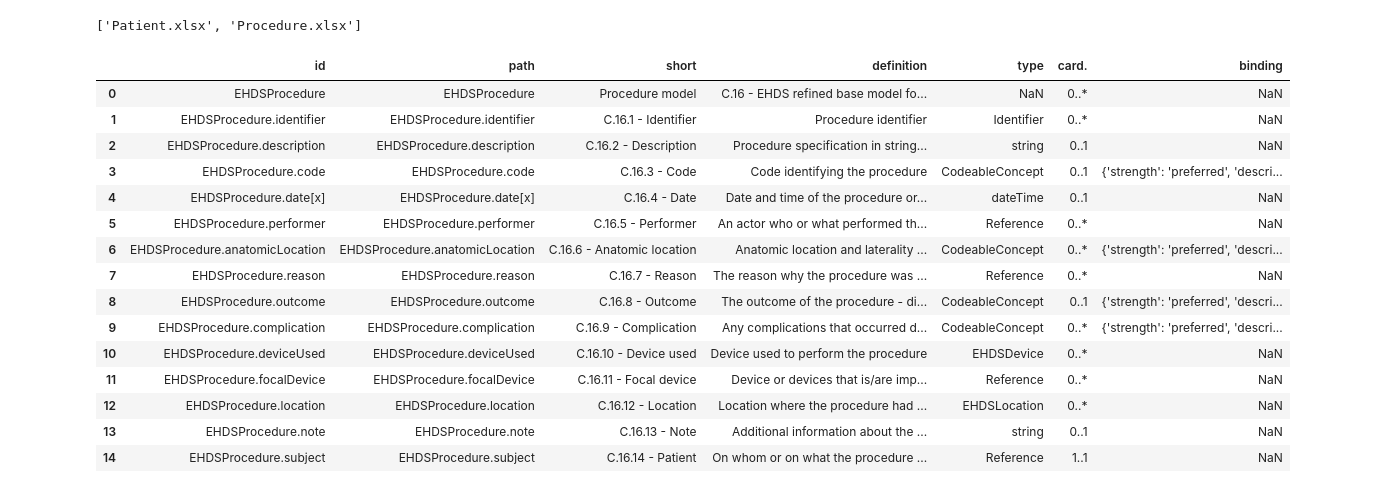
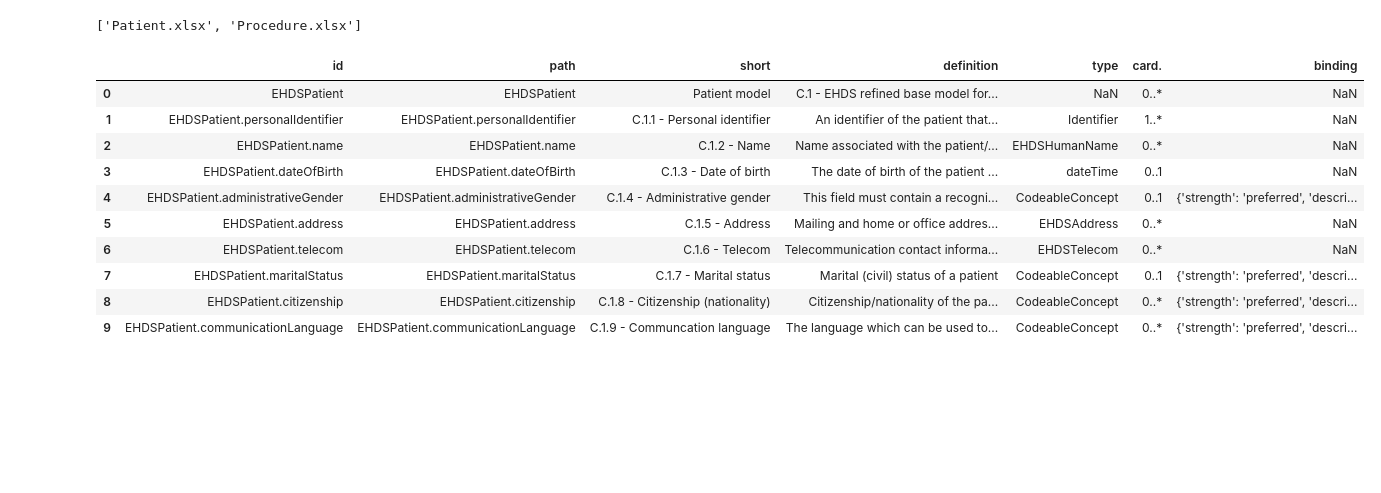
Before and after one commit to mgraauw/eu-nl-compared, a Jupyter notebook: mapping.ipynb, the cells around one changed output. Cells and saved outputs as stored; diff of their text form; code cells hidden in the pictures; blank space fills up the shorter version.

```diff
--- a/mapping.ipynb
+++ b/mapping.ipynb
@@ -39,27 +38,22 @@ os.listdir(xlms)
 # %% [output]
 ['Patient.xlsx', 'Procedure.xlsx']
 # %%
-xlm = 'Procedure.xlsx'
+xlm = 'Patient.xlsx'
 xlmpath = os.path.join(xlms, xlm)
 xlmdf = pd.read_excel(xlmpath)
 xlmdf
 # %% [output]
 |  | id | path | short | definition | type | card. | binding |
-| 0 | EHDSProcedure | EHDSProcedure | Procedure model | C.16 - EHDS refined base model fo... | NaN | 0..* | NaN |
-| 1 | EHDSProcedure.identifier | EHDSProcedure.identifier | C.16.1 - Identifier | Procedure identifier | Identifier | 0..* | NaN |
-| 2 | EHDSProcedure.description | EHDSProcedure.description | C.16.2 - Description | Procedure specification in string... | string | 0..1 | NaN |
-| 3 | EHDSProcedure.code | EHDSProcedure.code | C.16.3 - Code | Code identifying the procedure | CodeableConcept | 0..1 | {'strength': 'preferred', 'descri... |
-| 4 | EHDSProcedure.date[x] | EHDSProcedure.date[x] | C.16.4 - Date | Date and time of the procedure or... | dateTime | 0..1 | NaN |
-| 5 | EHDSProcedure.performer | EHDSProcedure.performer | C.16.5 - Performer | An actor who or what performed th... | Reference | 0..* | NaN |
-| 6 | EHDSProcedure.anatomicLocation | EHDSProcedure.anatomicLocation | C.16.6 - Anatomic location | Anatomic location and laterality ... | CodeableConcept | 0..* | {'strength': 'preferred', 'descri... |
-| 7 | EHDSProcedure.reason | EHDSProcedure.reason | C.16.7 - Reason | The reason why the procedure was ... | Reference | 0..* | NaN |
-| 8 | EHDSProcedure.outcome | EHDSProcedure.outcome | C.16.8 - Outcome | The outcome of the procedure - di... | CodeableConcept | 0..1 | {'strength': 'preferred', 'descri... |
-| 9 | EHDSProcedure.complication | EHDSProcedure.complication | C.16.9 - Complication | Any complications that occurred d... | CodeableConcept | 0..* | {'strength': 'preferred', 'descri... |
-| 10 | EHDSProcedure.deviceUsed | EHDSProcedure.deviceUsed | C.16.10 - Device used | Device used to perform the procedure | EHDSDevice | 0..* | NaN |
-| 11 | EHDSProcedure.focalDevice | EHDSProcedure.focalDevice | C.16.11 - Focal device | Device or devices that is/are imp... | Reference | 0..* | NaN |
-| 12 | EHDSProcedure.location | EHDSProcedure.location | C.16.12 - Location | Location where the procedure had ... | EHDSLocation | 0..* | NaN |
-| 13 | EHDSProcedure.note | EHDSProcedure.note | C.16.13 - Note | Additional information about the ... | string | 0..1 | NaN |
-| 14 | EHDSProcedure.subject | EHDSProcedure.subject | C.16.14 - Patient | On whom or on what the procedure ... | Reference | 1..1 | NaN |
+| 0 | EHDSPatient | EHDSPatient | Patient model | C.1 - EHDS refined base model for... | NaN | 0..* | NaN |
+| 1 | EHDSPatient.personalIdentifier | EHDSPatient.personalIdentifier | C.1.1 - Personal identifier | An identifier of the patient that... | Identifier | 1..* | NaN |
+| 2 | EHDSPatient.name | EHDSPatient.name | C.1.2 - Name | Name associated with the patient/... | EHDSHumanName | 0..* | NaN |
+| 3 | EHDSPatient.dateOfBirth | EHDSPatient.dateOfBirth | C.1.3 - Date of birth | The date of birth of the patient ... | dateTime | 0..1 | NaN |
+| 4 | EHDSPatient.administrativeGender | EHDSPatient.administrativeGender | C.1.4 - Administrative gender | This field must contain a recogni... | CodeableConcept | 0..1 | {'strength': 'preferred', 'descri... |
+| 5 | EHDSPatient.address | EHDSPatient.address | C.1.5 - Address | Mailing and home or office addres... | EHDSAddress | 0..* | NaN |
+| 6 | EHDSPatient.telecom | EHDSPatient.telecom | C.1.6 - Telecom | Telecommunication contact informa... | EHDSTelecom | 0..* | NaN |
+| 7 | EHDSPatient.maritalStatus | EHDSPatient.maritalStatus | C.1.7 - Marital status | Marital (civil) status of a patient | CodeableConcept | 0..1 | {'strength': 'preferred', 'descri... |
+| 8 | EHDSPatient.citizenship | EHDSPatient.citizenship | C.1.8 - Citizenship (nationality) | Citizenship/nationality of the pa... | CodeableConcept | 0..* | {'strength': 'preferred', 'descri... |
+| 9 | EHDSPatient.communicationLanguage | EHDSPatient.communicationLanguage | C.1.9 - Communcation language | The language which can be used to... | CodeableConcept | 0..* | {'strength': 'preferred', 'descri... |
 # %%
 mapbase = 'maps'
 maps = os.path.join(mapbase, 'xtehr2zibs')
```
Also changed, not shown: parts of 6 cells of this notebook, 1 other file.
